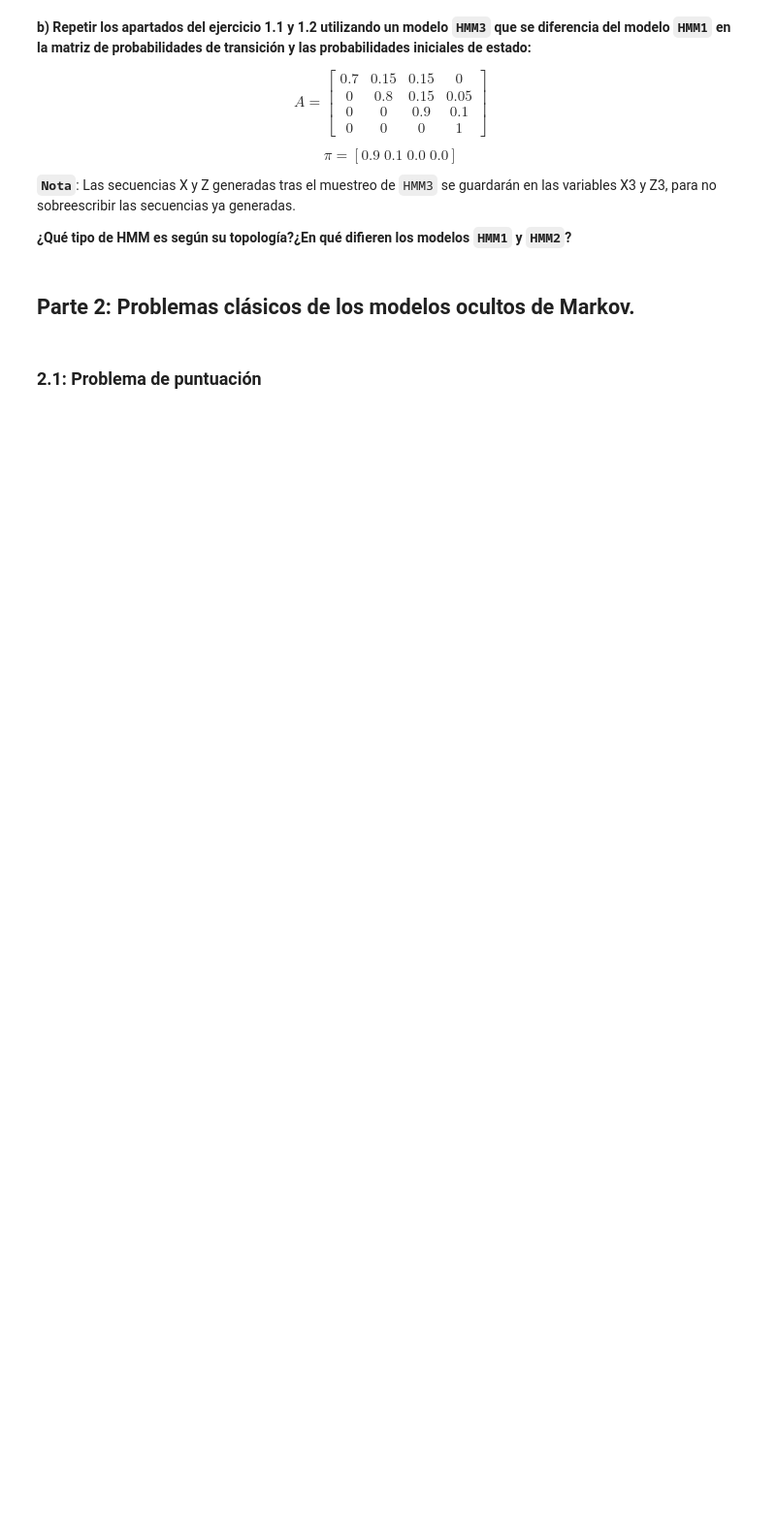
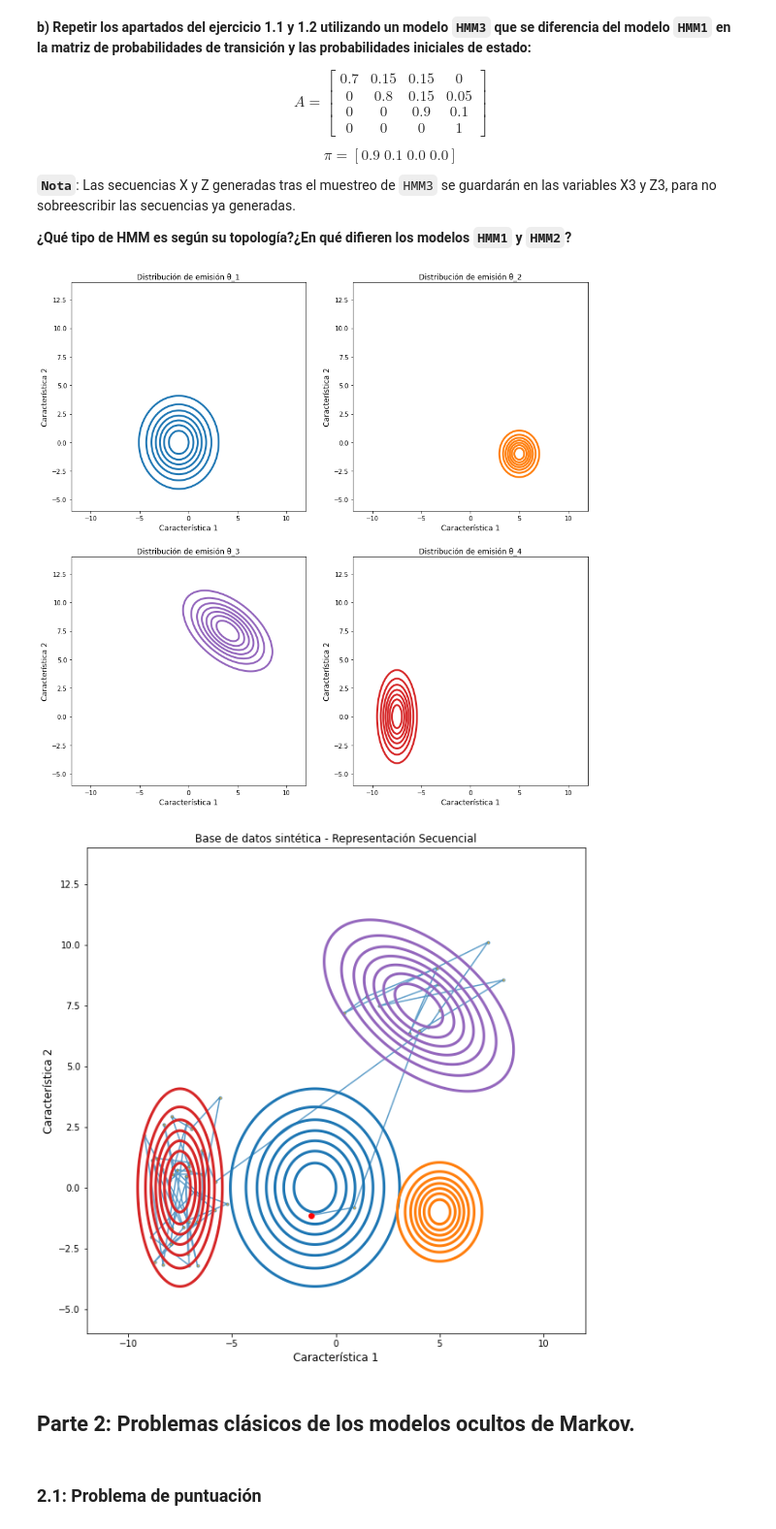
Before and after one commit to fjsaezm/mcd, a Jupyter notebook: PIT/P2/PR2_PIT.ipynb, the cells around one changed output. Shown at 97% size. Drawn from its saved outputs; the diff is of its cells as text; code cells hidden in the pictures; blank space fills up the shorter version.

```diff
--- a/PIT/P2/PR2_PIT.ipynb
+++ b/PIT/P2/PR2_PIT.ipynb
@@ -430,13 +432,18 @@ $$
 import copy
 
 
-# TO DO: Definición Matriz de Probabilidad de Transicion
-A3 = ...
-# TO DO: Definición
-pi3 = ...
+# Matriz de Probabilidad de Transicion HMM3
+A3 = np.array([[0.7, 0.15, 0.15, 0.0],
+              [0.0, 0.8, 0.15 ,0.05],
+              [0.0, 0.0, 0.9 ,0.1],
+              [0.0, 0.0, 0.0 ,1.0]])
+
+# Probabilidades iniciales de estado HMM3
+pi3 = np.array([0.9, 0.1, 0.0, 0.0])
+
 
 # TO DO: Definición del modelo HMM3
-HMM3 = ...
+HMM3 = create_HMM_model(hmm.GaussianHMM,N,pi3, A3, mu, Sigma,covariance_type = 'full')
 
 # Apartado c)
 
@@ -447,43 +454,46 @@ ax = ax.ravel()
 for n in range(N):
 
     # TO DO: Evaluación de cada una de las componentes gaussianas en los ejes
-    eval_multivariate_gaussian =...
+    eval_multivariate_gaussian = multivariate_normal.pdf(positions,HMM3.means_[n],HMM3.covars_[n])
     prob = np.reshape(eval_multivariate_gaussian, _X.shape)
     # Representación del contorno
     ax[n].contour(x_axis, y_axis, prob, colors=colors[n],linewidths=3)
 
     # Etiquetas y título
     ax[n].set_xlabel('Característica 1', fontsize=12)
     ax[n].set_ylabel('Característica 2', fontsize=12)
     ax[n].set_title('Distribución de emisión \u03B8_{:.0f}'.format(n+1) )
 
 # Apartado d)
 # Muestreo ancestral -> Atributo .sample
 # X: np.array NxD -> Secuencia de observaciones
 # Z: np.array Nx1 -> Estados ocultos
 X3, Z3 = HMM3.sample(T)
 
 
 # Apartado e)
 # Representación de los datos mediante un scatter plot
 fig,ax = plt.subplots(figsize=(10,10))
 
 # Representación de los datos mediante un scatter plot
 # Para mostrar el desarrollo de la secuencia
 ax.plot(X3[:T_repr,0],X3[:T_repr,1],'.-',label='observations',mfc='orange',alpha=0.7)
 ax.plot(X3[0:1,0],X3[0:1,1],'o-r')
-plt.xlim((np.min(X3[:,0]),np.max(X3[:,0])))
-plt.ylim((np.min(X3[:,1]),np.max(X3[:,1])))
+#plt.xlim((np.min(X3[:,0]),np.max(X3[:,0])))
+#plt.ylim((np.min(X3[:,1]),np.max(X3[:,1])))
 ax.set_xlabel('Característica 1', fontsize=12)
 ax.set_ylabel('Característica 2', fontsize=12)
 ax.set_title('Base de datos sintética - Representación Secuencial' )
 
 for n in range(N):
     # Evaluación de cada una de las componentes gaussianas en los ejes
-    eval_multivariate_gaussian=...
+    eval_multivariate_gaussian = multivariate_normal.pdf(positions,HMM3.means_[n],HMM3.covars_[n])
     prob = np.reshape(eval_multivariate_gaussian, _X.shape)
     # Representación del contorno
     ax.contour(x_axis, y_axis, prob, colors=colors[n],linewidths=3)
+# %% [output]
+[figure, added]
+[figure, added]
 # %% [markdown]
 ## Parte 2: Problemas clásicos de los modelos ocultos de Markov.
 # %% [markdown]
```
Also changed, not shown: parts of 4 cells of this notebook, 2 other files.
